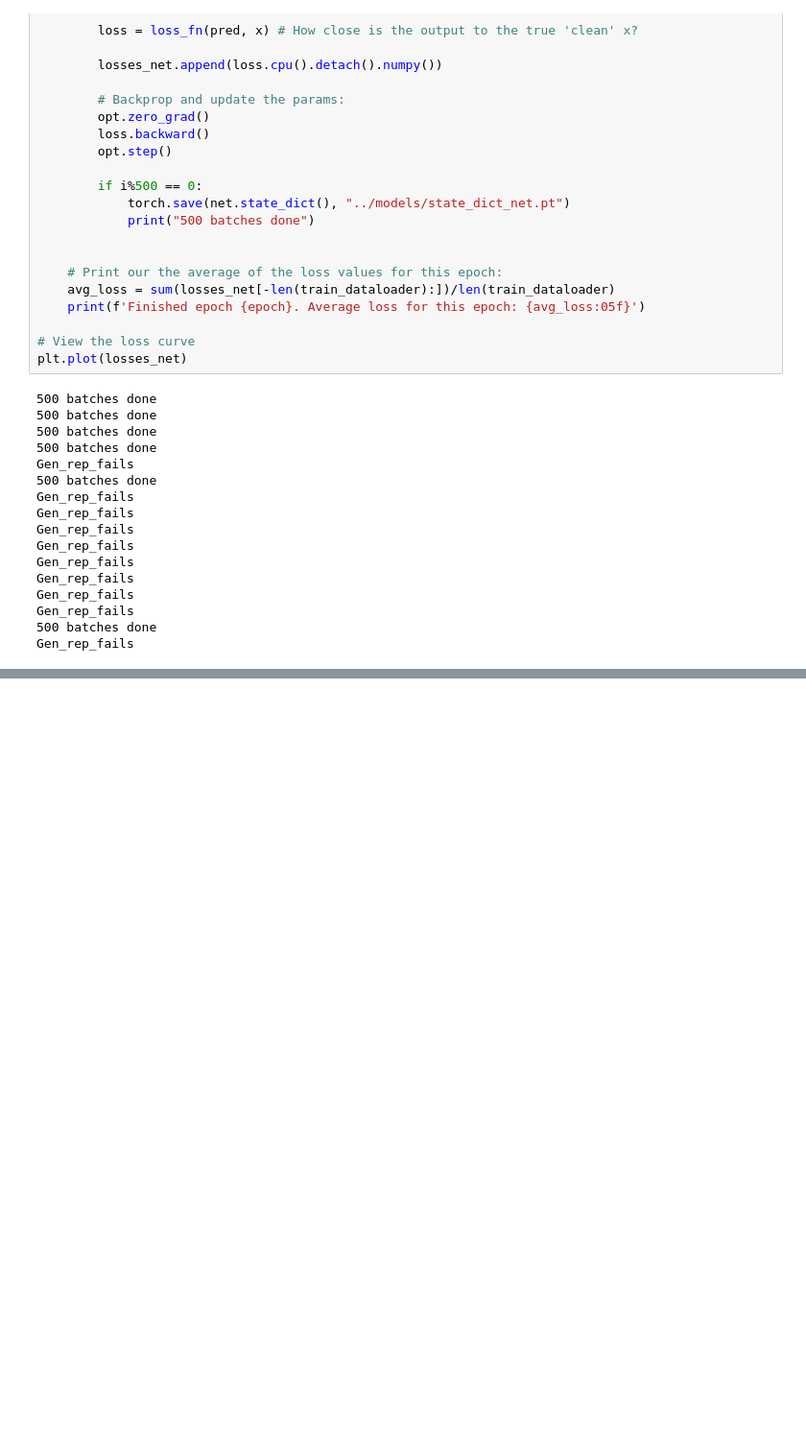
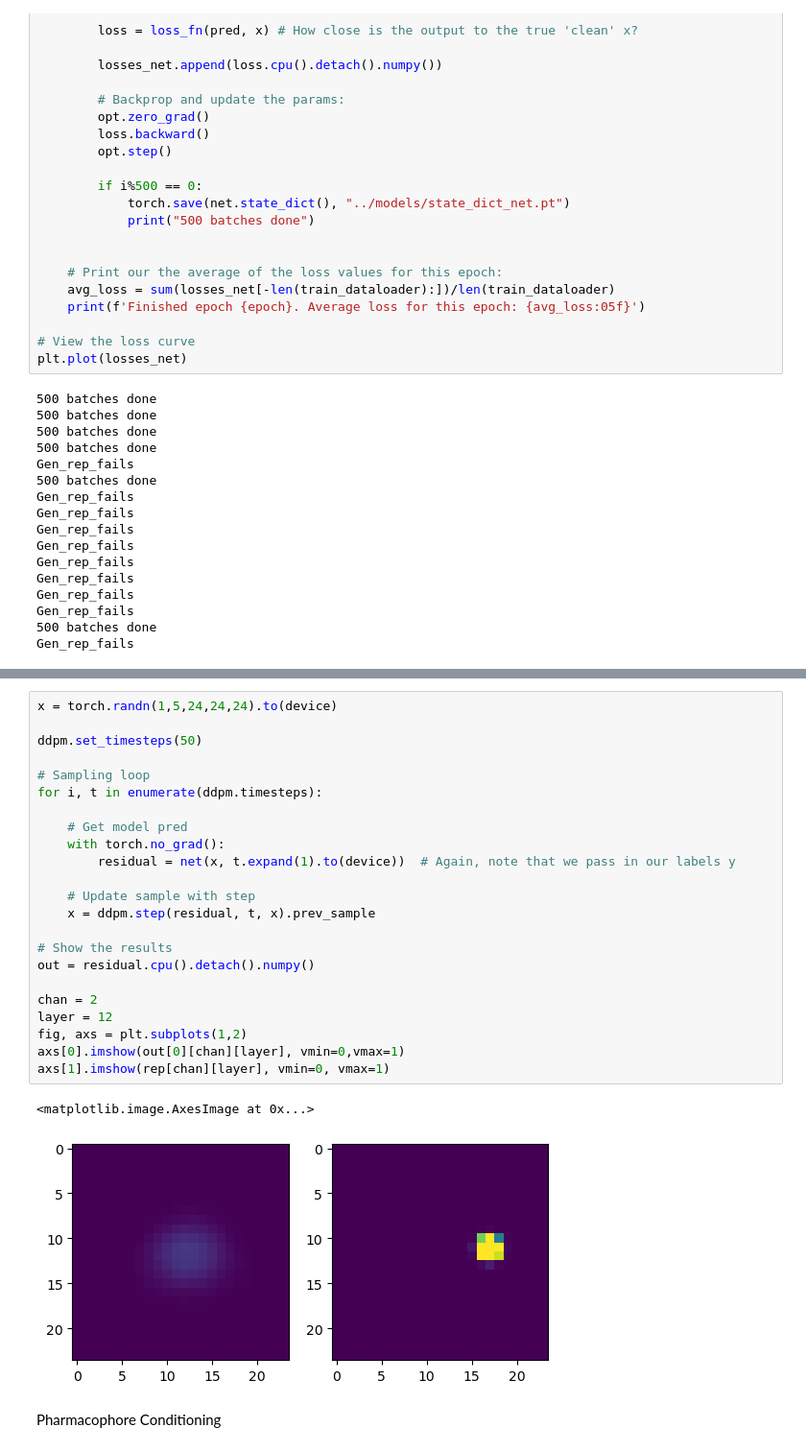
Before and after one commit to cmwoodley/diffdream, a Jupyter notebook: notebooks/Notebook_1.ipynb, the cells around one changed output, grey strips where cells are left out. Shown at 96% size. Saved outputs shown, nothing was run; the diff lists cells and outputs as text; blank space fills up the shorter version.

```diff
--- a/notebooks/Notebook_1.ipynb
+++ b/notebooks/Notebook_1.ipynb
@@ -221,0 +362,28 @@ Gen_rep_fails
+# %%
+x = torch.randn(1,5,24,24,24).to(device)
+
+ddpm.set_timesteps(50)
+
+# Sampling loop
+for i, t in enumerate(ddpm.timesteps):
+
+    # Get model pred
+    with torch.no_grad():
+        residual = net(x, t.expand(1).to(device))  # Again, note that we pass in our labels y
+
+    # Update sample with step
+    x = ddpm.step(residual, t, x).prev_sample
+
+# Show the results
+out = residual.cpu().detach().numpy()
+
+chan = 2
+layer = 12
+fig, axs = plt.subplots(1,2)
+axs[0].imshow(out[0][chan][layer], vmin=0,vmax=1)
+axs[1].imshow(rep[chan][layer], vmin=0, vmax=1)
+# %% [output]
+<matplotlib.image.AxesImage at 0x...>
+[figure, added]
+# %% [markdown]
+Pharmacophore Conditioning
```
Also changed, not shown: parts of 29 cells of this notebook, 16 other files.
